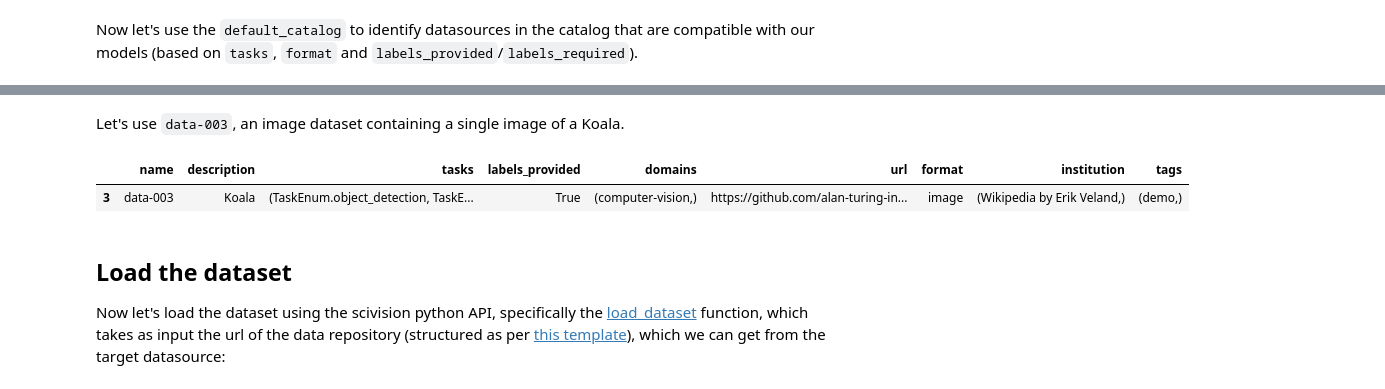
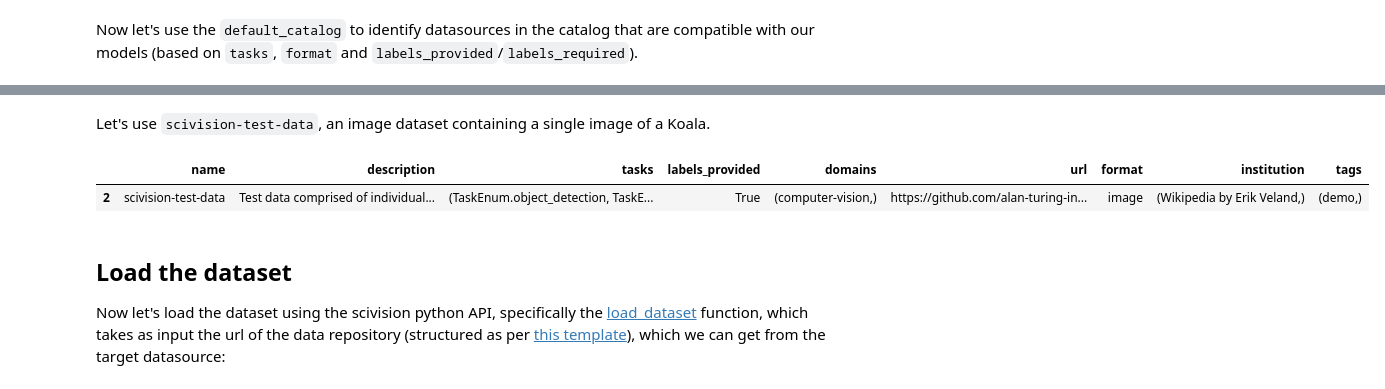
Before and after one commit to scivision-gallery/scivision-basic-usage-examples, a Jupyter notebook: how-to-use-scivision.ipynb, the cells around one changed output, grey strips where cells are left out. Cells and saved outputs as stored; diff of their text form; code cells hidden in the pictures.

```diff
--- a/how-to-use-scivision.ipynb
+++ b/how-to-use-scivision.ipynb
@@ -71,11 +76,11 @@ compatible_datasources
 # %% [markdown]
-Let's use `data-003`, an image dataset containing a single image of a Koala.
+Let's use `scivision-test-data`, an image dataset containing a single image of a Koala.
 # %%
-target_datasource = compatible_datasources.loc[compatible_datasources['name'] == 'data-003']
+target_datasource = compatible_datasources.loc[compatible_datasources['name'] == 'scivision-test-data']
 target_datasource
 # %% [output]
 |  | name | description | tasks | labels_provided | domains | url | format | institution | tags |
-| 3 | data-003 | Koala | (TaskEnum.object_detection, TaskE... | True | (computer-vision,) | https://github.com/alan-turing-in... | image | (Wikipedia by Erik Veland,) | (demo,) |
+| 2 | scivision-test-data | Test data comprised of individual... | (TaskEnum.object_detection, TaskE... | True | (computer-vision,) | https://github.com/alan-turing-in... | image | (Wikipedia by Erik Veland,) | (demo,) |
 # %% [markdown]
 ## Load the dataset
 
```
Also changed, not shown: parts of 7 cells of this notebook.
